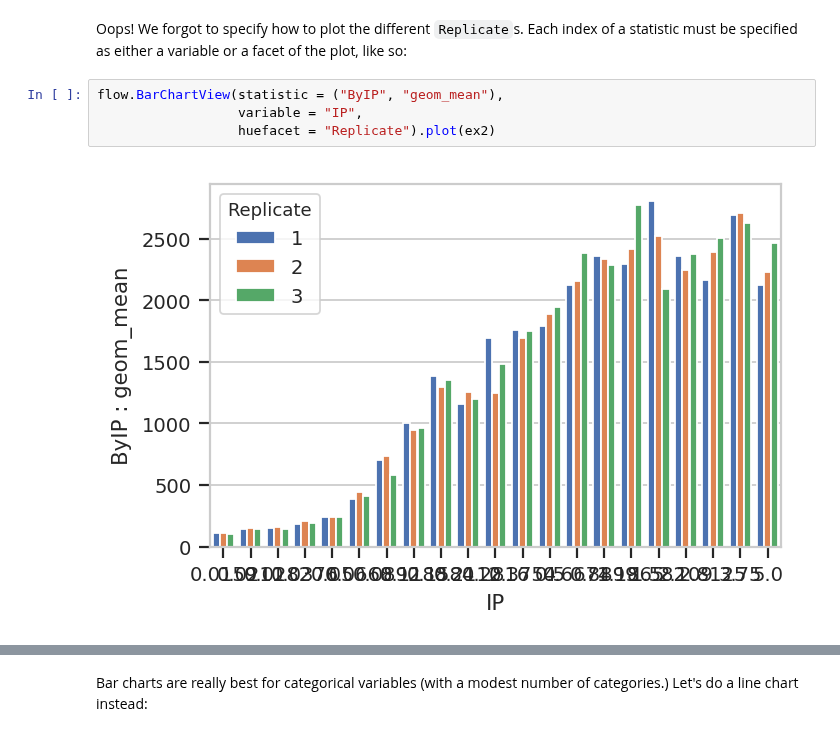
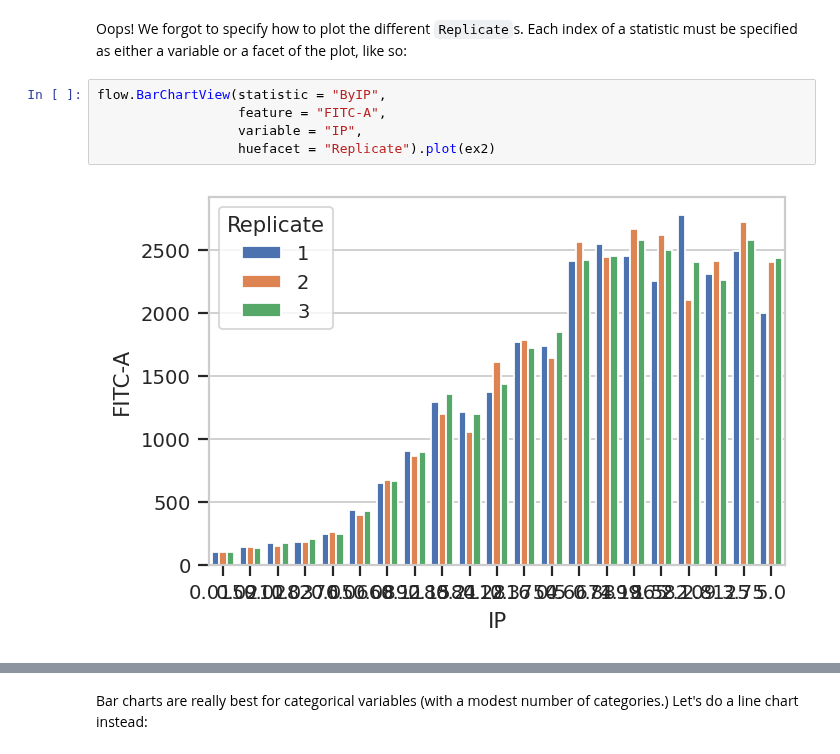
Before and after one commit to cytoflow/cytoflow, a Jupyter notebook: docs/examples-basic/Statistics.ipynb, the cells around one changed output, grey strips where cells are left out. Saved outputs shown, nothing was run; the diff lists cells and outputs as text.

```diff
--- a/docs/examples-basic/Statistics.ipynb
+++ b/docs/examples-basic/Statistics.ipynb
@@ -125,9 +125,10 @@ CytoflowViewError: ('plot_name', "You must use facets ['Replicate'] in either th
 # %% [markdown]
 Oops!  We forgot to specify how to plot the different `Replicate`s.  Each index of a statistic must be specified as either a variable or a facet of the plot, like so:
 # %%
-flow.BarChartView(statistic = ("ByIP", "geom_mean"),
+flow.BarChartView(statistic = "ByIP",
+                  feature = "FITC-A",
                   variable = "IP",
                   huefacet = "Replicate").plot(ex2)
 # %% [output]
-[figure, old version]
+[figure, new version]
 # %% [markdown]
```
Also changed, not shown: parts of 33 cells of this notebook, 4 other files.
